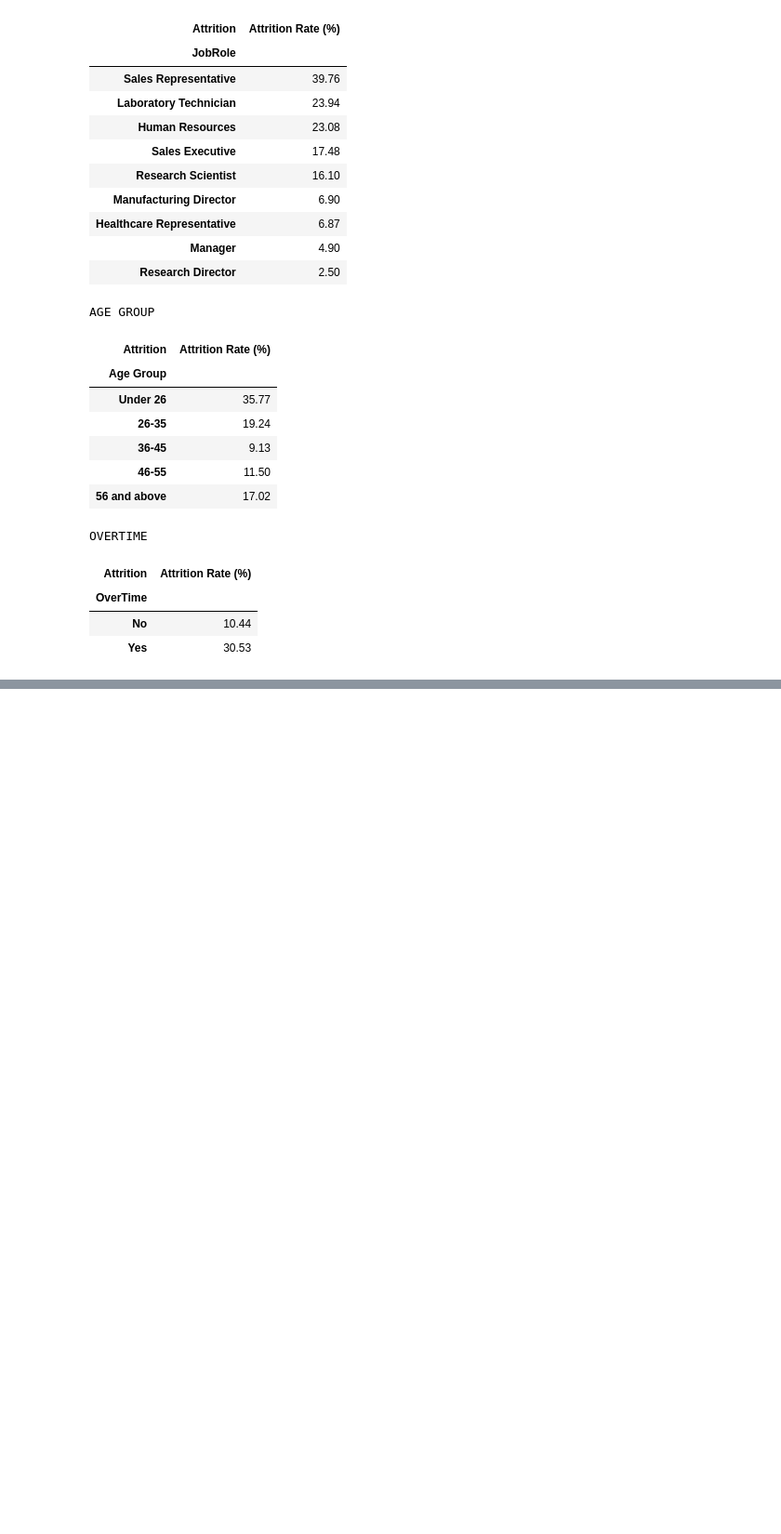
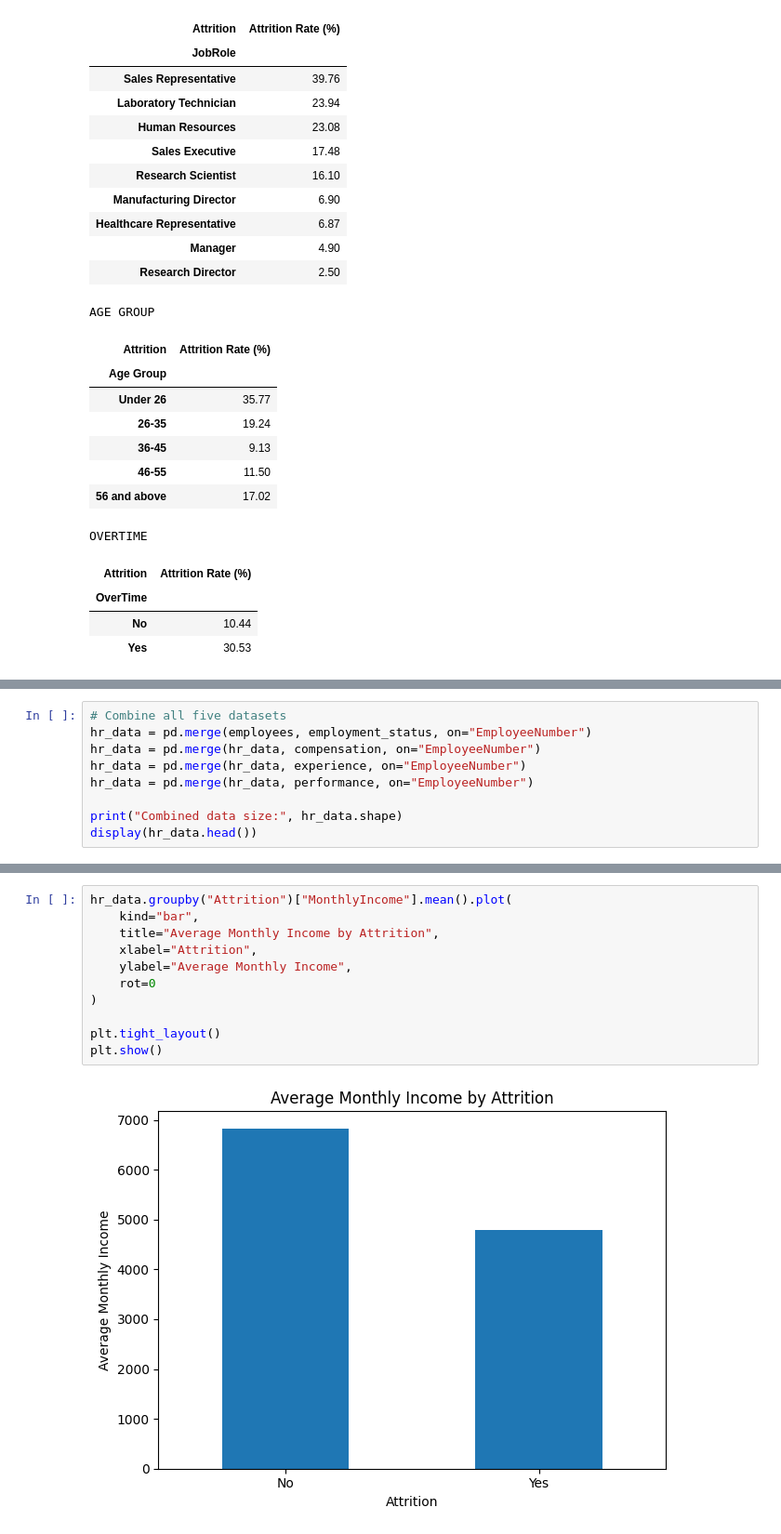
Before and after one commit to GJebres/LHUBCapstoneProject, a Jupyter notebook: CapstoneHRAnalytics.ipynb, the cells around one changed output, grey strips where cells are left out. Shown at 93% size. Saved outputs shown, nothing was run; the diff lists cells and outputs as text; blank space fills up the shorter version.

```diff
--- a/CapstoneHRAnalytics.ipynb
+++ b/CapstoneHRAnalytics.ipynb
@@ -483,0 +507,9 @@ OVERTIME
+# %%
+# Combine all five datasets
+hr_data = pd.merge(employees, employment_status, on="EmployeeNumber")
+hr_data = pd.merge(hr_data, compensation, on="EmployeeNumber")
+hr_data = pd.merge(hr_data, experience, on="EmployeeNumber")
+hr_data = pd.merge(hr_data, performance, on="EmployeeNumber")
+
+print("Combined data size:", hr_data.shape)
+display(hr_data.head())
@@ -483,0 +612,13 @@ OVERTIME
+# %%
+hr_data.groupby("Attrition")["MonthlyIncome"].mean().plot(
+    kind="bar",
+    title="Average Monthly Income by Attrition",
+    xlabel="Attrition",
+    ylabel="Average Monthly Income",
+    rot=0
+)
+
+plt.tight_layout()
+plt.show()
+# %% [output]
+[figure, added]
```
Also changed, not shown: parts of 14 cells of this notebook.
